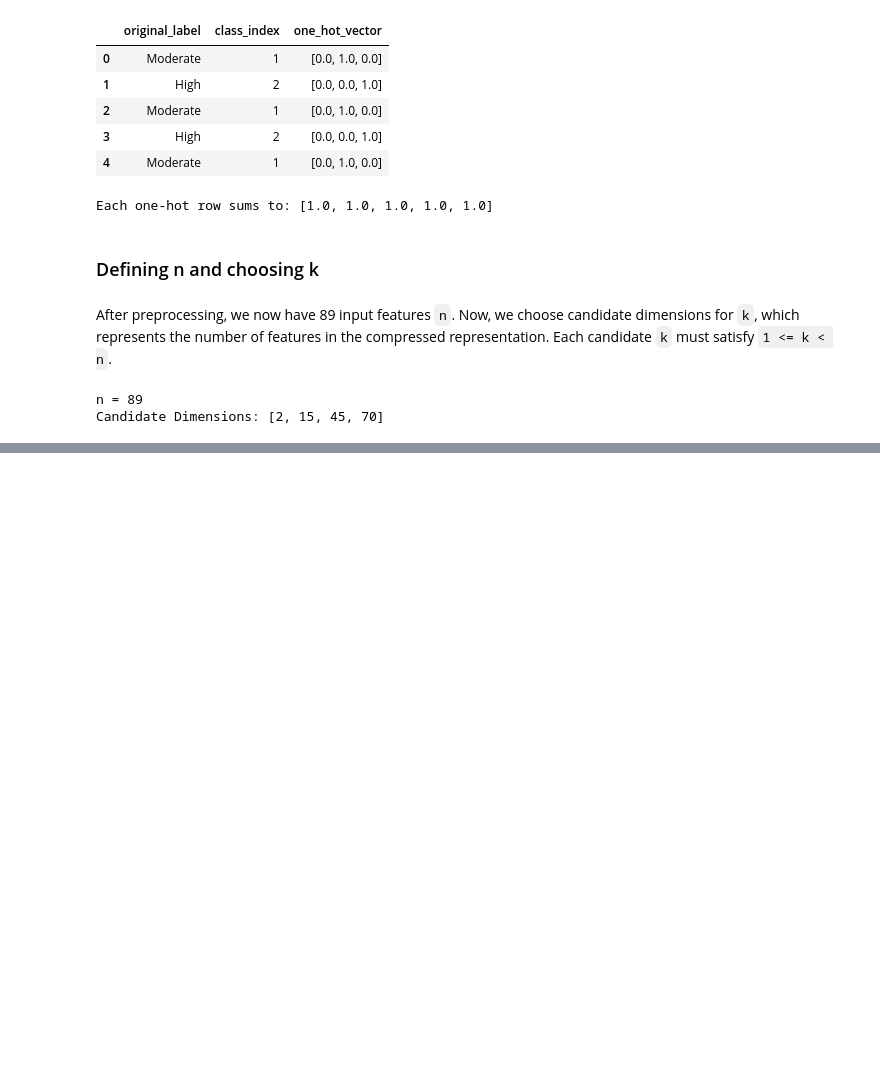
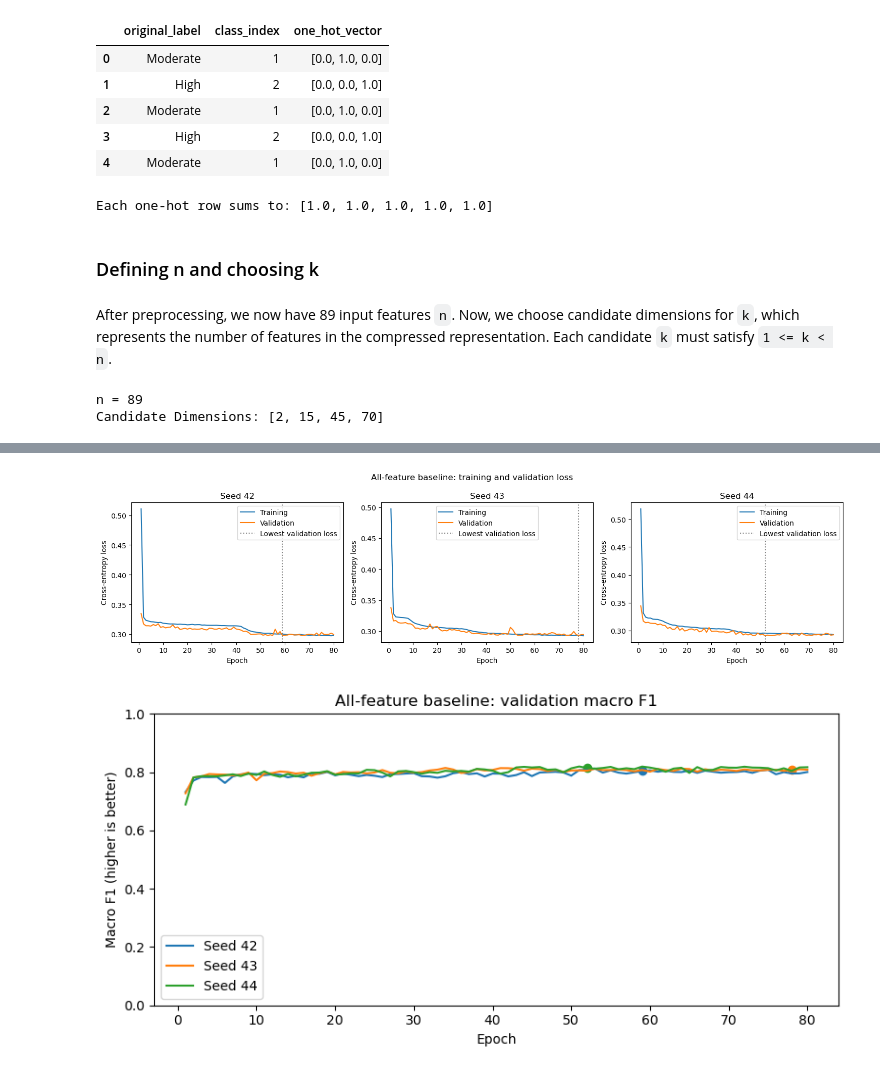
Before and after one commit to Gabriel-Labariento/csci114, a Jupyter notebook: lab2/lab2.ipynb, the cells around one changed output, grey strips where cells are left out. Saved outputs shown, nothing was run; the diff lists cells and outputs as text; code cells hidden in the pictures; blank space fills up the shorter version.

```diff
--- a/lab2/lab2.ipynb
+++ b/lab2/lab2.ipynb
@@ -425,0 +598,14 @@ tensor([[-0.1194, -0.1185,  0.2146],
+# %%
+baseline_runs = {}
+for seed in CLASSIFIER_SEEDS:
+    run = train_classifier(train_dataset, validation_dataset, seed, verbose=True)
+    baseline_runs[seed] = run
+    print(
+        f"Seed {seed}: trained for {run['epochs_trained']} epochs, "
+        f"restored epoch {run['best_epoch']} with the lowest validation loss, "
+        f"validation macro F1={run['validation']['macro_f1']:.4f}\n"
+    )
+
+# Keep all three models for the final comparison, without choosing a best seed.
+baseline_models = {seed: run["model"] for seed, run in baseline_runs.items()}
+baseline_model = baseline_models[REPORT_SEED]
@@ -425,0 +682,35 @@ tensor([[-0.1194, -0.1185,  0.2146],
+# %%
+fig, axes = plt.subplots(1, len(CLASSIFIER_SEEDS), figsize=(15, 4))
+for ax, seed in zip(axes, CLASSIFIER_SEEDS):
+    run = baseline_runs[seed]
+    history = run["history"]
+    ax.plot(history["epoch"], history["train_loss"], label="Training")
+    ax.plot(history["epoch"], history["validation_loss"], label="Validation")
+    ax.axvline(run["best_epoch"], color="gray", linestyle=":", label="Lowest validation loss")
+    ax.set_title(f"Seed {seed}")
+    ax.set_xlabel("Epoch")
+    ax.set_ylabel("Cross-entropy loss")
+    ax.legend()
+fig.suptitle("All-feature baseline: training and validation loss")
+plt.tight_layout()
+plt.show()
+
+fig, ax = plt.subplots(figsize=(8, 4))
+for seed, run in baseline_runs.items():
+    history = run["history"]
+    line, = ax.plot(
+        history["epoch"], history["validation_macro_f1"], label=f"Seed {seed}"
+    )
+    ax.scatter(
+        run["best_epoch"], run["validation"]["macro_f1"], color=line.get_color()
+    )
+ax.set_title("All-feature baseline: validation macro F1")
+ax.set_xlabel("Epoch")
+ax.set_ylabel("Macro F1 (higher is better)")
+ax.set_ylim(0, 1)
+ax.legend()
+plt.tight_layout()
+plt.show()
+# %% [output]
+[figure, added]
+[figure, added]
```
Also changed, not shown: parts of 21 cells of this notebook.
